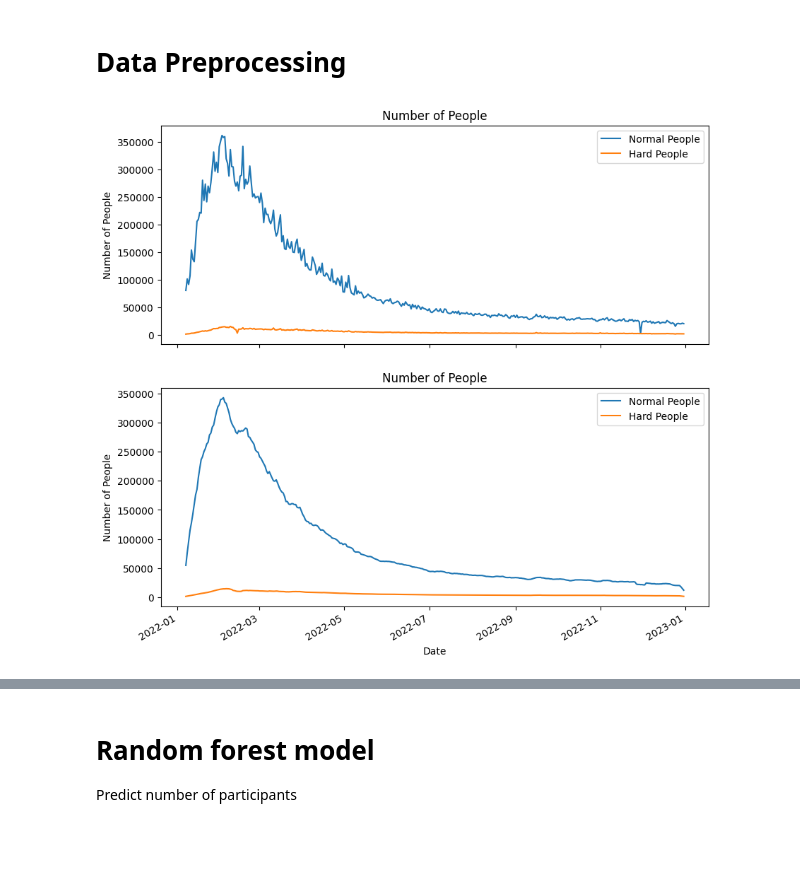
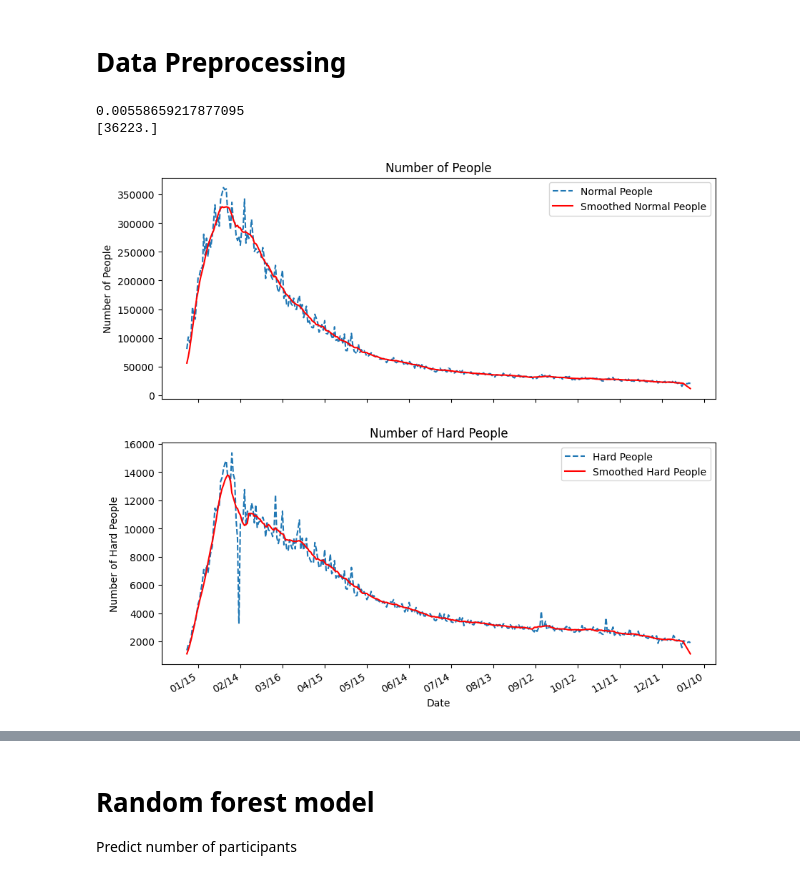
Before and after one commit to Qervas/mcm, a Jupyter notebook: data_preprocess.ipynb, the cells around one changed output, grey strips where cells are left out. Cells and saved outputs as stored; diff of their text form; code cells hidden in the pictures; blank space fills up the shorter version.

```diff
--- a/data_preprocess.ipynb
+++ b/data_preprocess.ipynb
@@ -8,4 +3,9 @@ sh = wb['Sheet1']
 # %%
+import openpyxl
+import datetime
+# Open the workbook and select the first worksheet
+wb = openpyxl.load_workbook('wordle_data.xlsx')
+sh = wb['Sheet1']
 # List to hold dates
 date_list = []
 word_list = []
@@ -18,18 +18,20 @@ overall_percent_list = []
 
 for row in range(3, sh.max_row + 1):
     # Each row in the spreadsheet has data for one date
-	date = sh.cell(row=row, column=2).value
+	date = sh.cell(row=row, column=1).value
 	# if the date is none, then break the loop
 	if date is None:
 		break
-	word = sh.cell(row=row, column=4).value
-	normal_people = sh.cell(row=row, column=5).value
-	hard_people = sh.cell(row=row, column=6).value
+	word = sh.cell(row=row, column=3).value
+	normal_people = sh.cell(row=row, column=4).value
+	hard_people = sh.cell(row=row, column=5).value
 	# F to L as a list, then append the list to overall_percent_list
-	daily_percent = [sh.cell(row=row, column=i).value for i in range(7, 14)]
+	daily_percent = [sh.cell(row=row, column=i).value for i in range(6, 12)]
 
 
 	# Append the date and value to the appropriate list
+	# Convert the date string into a datetime object.
+	date = datetime.datetime.strptime(date, "%m/%d/%Y")
 	date_list.append(date)
 	word_list.append(word)
 	normal_people_list.append(normal_people)
@@ -53,36 +78,69 @@ def moving_average(data, window_size):
+# %%
+# logistic curve fitting
+# todo: 效果非常不好
+import datetime
+import matplotlib.pyplot as plt
+from sklearn.linear_model import LogisticRegression
+from sklearn.metrics import classification_report, confusion_matrix
+
+model = LogisticRegression(solver='lbfgs', max_iter=1000, random_state=0) # 'newton-cg', 'lbfgs', 'sag', and 'saga'.
+# 'liblinear' solver doesn’t work without regularization.
+# 'newton-cg', 'sag', 'saga', and 'lbfgs' don’t support L1 regularization.
+# 'saga' is the only solver that supports elastic-net regularization.
+
+# convert date_list to integer
+date_index = np.array([int(date.timestamp()) for date in date_list]).reshape(-1, 1)
+# March 1st, 2022 as an interger
+
+model.fit(date_index, np.array(normal_people_list).astype(float))
+print(model.score(date_index, np.array(normal_people_list).astype(float)))
+x_pred = np.array([int(datetime.datetime(2022, 3, 1).timestamp())]).reshape(-1, 1)
+y_pred = model.predict(x_pred)
+print(y_pred)
+# # Plot the data and the curve fit
+# plt.plot(date_list, smoothed_normal_people_list, 'bo', label='Data')
+# plt.plot(x_pred, y_pred, 'r-', label='Logistic Function Fit')
+# plt.legend()
+# plt.show()
+# %% [output]
+0.00558659217877095
+[36223.]
 # %%
-window_size = 7 # 7 days
-smoothed_normal_people_list = moving_average(normal_people_list, window_size)
-smoothed_hard_people_list = moving_average(hard_people_list, window_size)
 
 # Plot the data for comparison in two graphs
 import matplotlib.pyplot as plt
 import matplotlib.dates as mdates
 
 # Create a figure and a set of subplots
 fig, (ax1, ax2) = plt.subplots(2, 1, figsize=(10, 10))
 
-# Plot the data of normal people and hard people
-ax1.plot(date_list, normal_people_list, label='Normal People')
-ax1.plot(date_list, hard_people_list, label='Hard People')
+# # Plot the data of normal people and hard people
+ax1.plot(date_list, normal_people_array, '--', label='Normal People')
+ax1.plot(date_list, smoothed_normal_people_list, 'r', label='Smoothed Normal People')
+ax1.xaxis.set_major_locator(mdates.DayLocator(interval=30))
+ax1.xaxis.set_major_formatter(mdates.DateFormatter('%m/%d'))
+ax1.xaxis.set_tick_params(rotation=120)
 ax1.set_title('Number of People')
 ax1.set_xlabel('Date')
 ax1.set_ylabel('Number of People')
 ax1.legend()
 
-# Plot the smoothed data of normal people and hard people
-ax2.plot(date_list, smoothed_normal_people_list, label='Normal People')
-ax2.plot(date_list, smoothed_hard_people_list, label='Hard People')
-ax2.set_title('Number of People')
+# # Plot the smoothed data of normal people and hard people
+ax2.plot(date_list, hard_people_array,'--', label='Hard People')
+ax2.plot(date_list, smoothed_hard_people_list,'r', label='Smoothed Hard People')
+ax2.set_title('Number of Hard People')
+ax2.xaxis.set_major_locator(mdates.DayLocator(interval=30))
+ax2.xaxis.set_major_formatter(mdates.DateFormatter('%m/%d'))
+ax2.xaxis.set_tick_params(rotation=120)
 ax2.set_xlabel('Date')
-ax2.set_ylabel('Number of People')
+ax2.set_ylabel('Number of Hard People')
 ax2.legend()
 
 
-# Format the x-axis for dates (label formatting, rotation)
+# # Format the x-axis for dates (label formatting, rotation)
 fig.autofmt_xdate()
 
-# Show the plot
+# # Show the plot
 plt.show()
 # %% [output]
-[figure, old version]
+[figure, new version]
```
Also changed, not shown: parts of 11 cells of this notebook.
